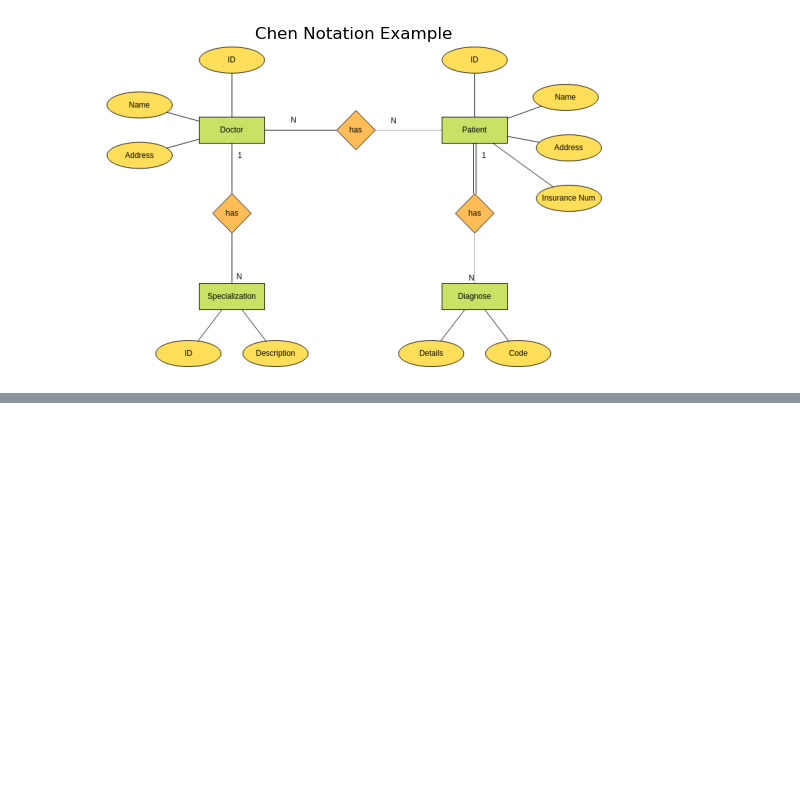
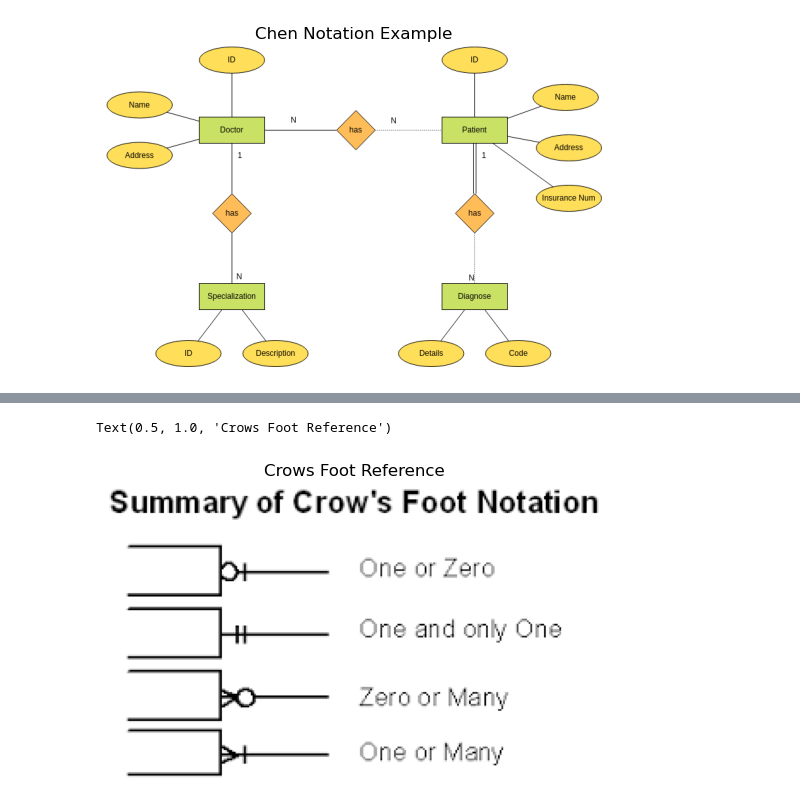
Before and after one commit to Trevor-Amadeus-Fingland/analytics-engineering-notes, a Jupyter notebook: analytics_engineering_folder/udemy-notes.ipynb, the cells around one changed output, grey strips where cells are left out. Drawn from its saved outputs; the diff is of its cells as text; code cells hidden in the pictures; blank space fills up the shorter version.

```diff
--- a/analytics_engineering_folder/udemy-notes.ipynb
+++ b/analytics_engineering_folder/udemy-notes.ipynb
@@ -232,0 +250,14 @@ Text(0.5, 1.0, 'Chen Notation Example')
+# %%
+#from PIL import Image
+#import matplotlib.pyplot as plt uncomment if beginning doc and rendering the images here
+# only need to open the file and then call it with plt functions
+img_crow = Image.open('//Users/trevorfingland/Desktop/crows foot reference diagram.png')
+img_chen_relation =Image.open('/Users/trevorfingland/Desktop/chen relationship cardinality reference.png')
+# %%
+plt.imshow(img_crow)
+plt.axis('off')
+plt.title('Crows Foot Reference')
+# It should be noted the notation can occur on both sides of the connecting line.
+# %% [output]
+Text(0.5, 1.0, 'Crows Foot Reference')
+[figure, added]
```
Also changed, not shown: parts of 6 cells of this notebook.
